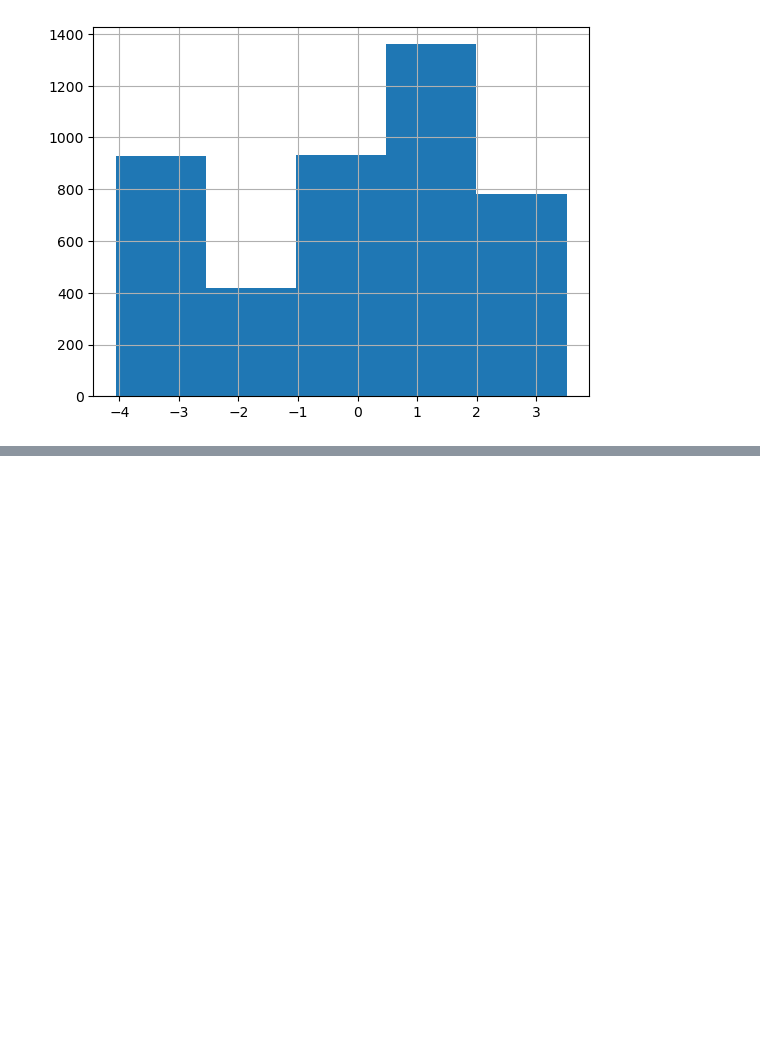
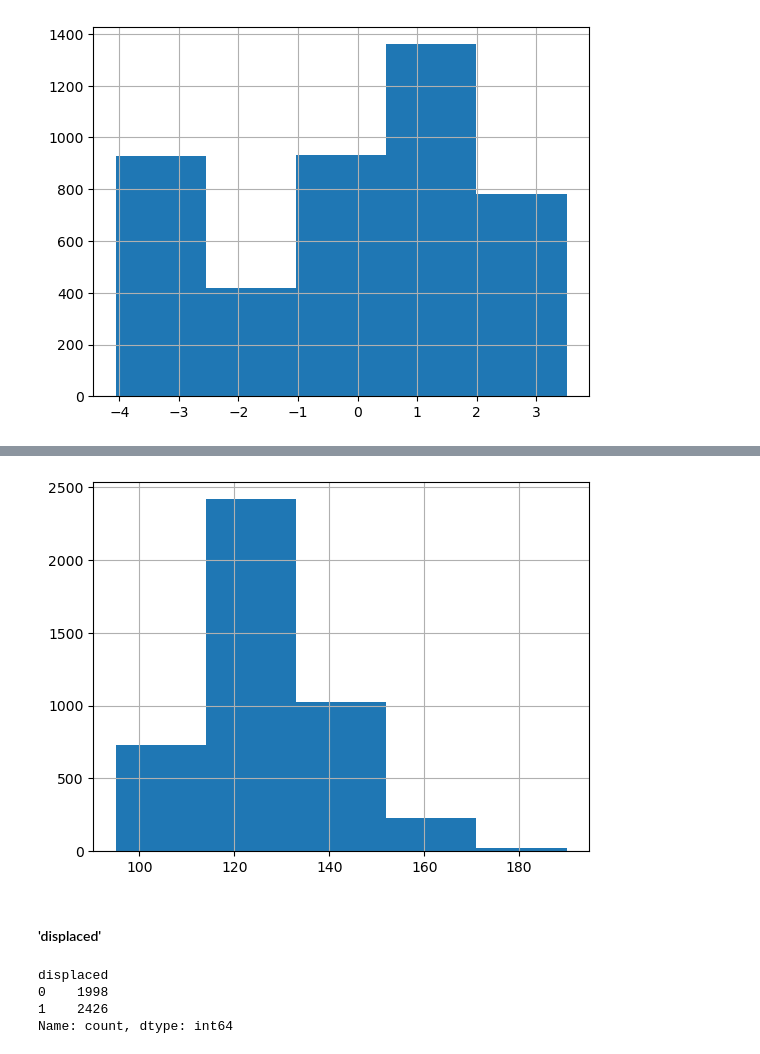
Before and after one commit to AndreJacobsPy/ai-academy-capstone, a Jupyter notebook: exploration.ipynb, the cells around one changed output, grey strips where cells are left out. Drawn from its saved outputs; the diff is of its cells as text; code cells hidden in the pictures; blank space fills up the shorter version.

```diff
--- a/exploration.ipynb
+++ b/exploration.ipynb
@@ -946,0 +1007,37 @@ df['gdp'].hist(bins=5);
+# %%
+df["father\'s_qualification"] = df["father\'s_qualification"].map({
+    1: "Secondary_Education_12th_Year_of_Schooling_or_Eq",
+    2: "Higher_Education_Bachelors_Degree",
+    3: "Higher_Education_Degree",
+    4: "Higher_Education_Masters",
+    5: "Higher_Education_Doctorate",
+    6: "Frequency_of_Higher_Education",
+    9: "12th_Year_of_Schooling_Not_Completed",
+    10: "11th_Year_of_Schooling_Not_Completed",
+    11: "7th_Year_Old",
+    12: "Other_11th_Year_of_Schooling",
+    13: "2nd_year_complementary_high_school_course",
+    14: "10th_Year_of_Schooling",
+    18: "General_commerce_course",
+    19: "Basic_Education_3rd_Cycle_9th/10th/11th_Year_or_Equiv",
+    20: "Complementary_High_School_Course",
+    22: "Technical-professional_course",
+    25: "Complementary_High_School_Course_not_concluded",
+    26: "7th_year_of_schooling",
+    27: "2nd_cycle_of_the_general_high_school_course",
+    29: "9th_Year_of_Schooling_Not_Completed",
+    30: "8th_year_of_schooling",
+    31: "General_Course_of_Administration_and_Commerce",
+    33: "Supplementary_Accounting_and_Administration",
+    34: "Unknown",
+    35: "Can't_read_or_write",
+    36: "Can_read_without_having_a_4th_year_of_schooling",
+    37: "Basic_education_1st_cycle_4th/5th_year_or_equiv",
+    38: "Basic_Education_2nd_Cycle_6th/7th/8th_Year_or_Equiv",
+    39: "Technological_specialization_course",
+    40: "Higher_education_degree_1st_cycle",
+    41: "Specialized_higher_studies_course",
+    42: "Professional_higher_technical_course",
+    43: "Higher_Education_Master_2nd_cycle",
+    44: "Higher_Education_Doctorate_3rd_cycle"
+})
@@ -946,0 +1338,14 @@ df['gdp'].hist(bins=5);
+# %%
+df['admission_grade'].hist(bins=5);
+# %% [output]
+[figure, added]
+# %% [markdown]
+#### 'displaced'
+# %%
+displaced = df['displaced'].value_counts().sort_index()
+displaced
+# %% [output]
+displaced
+0    1998
+1    2426
+Name: count, dtype: int64
```
Also changed, not shown: parts of 43 cells of this notebook.
